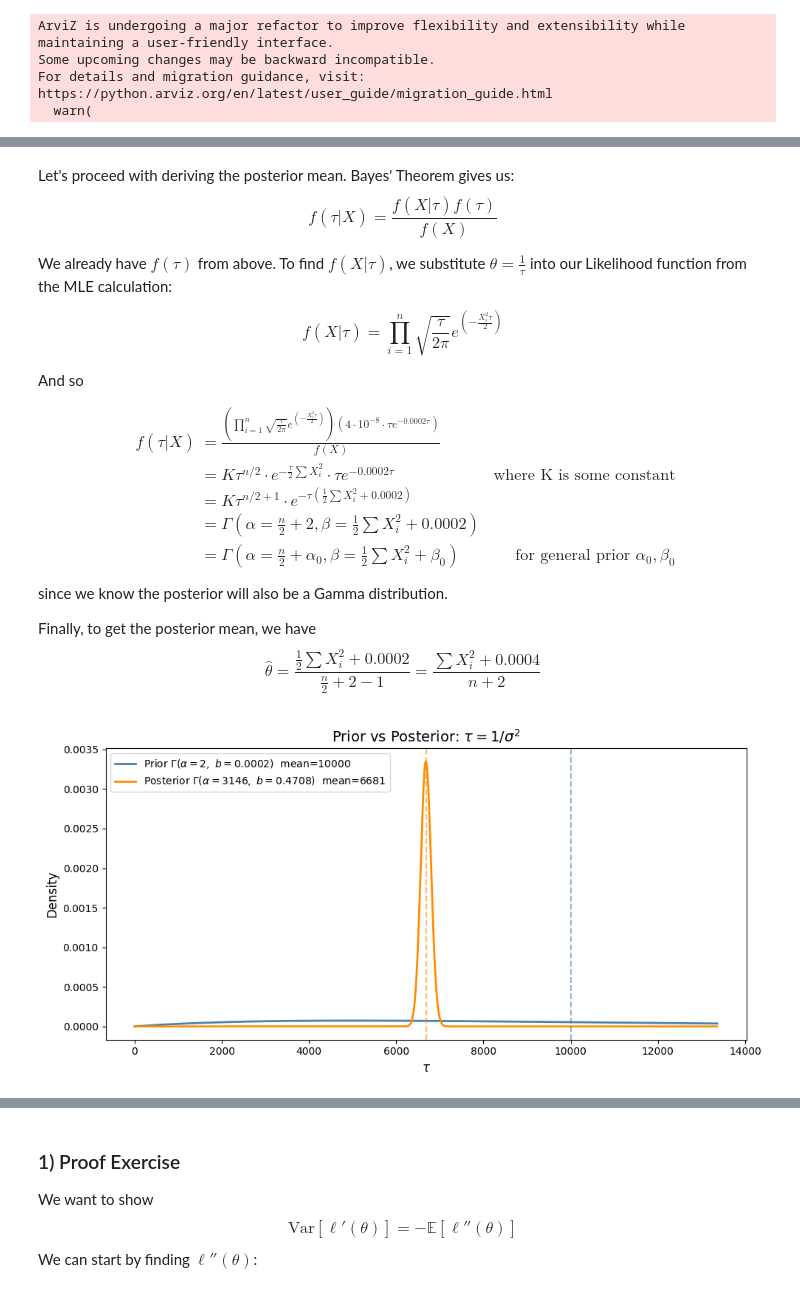
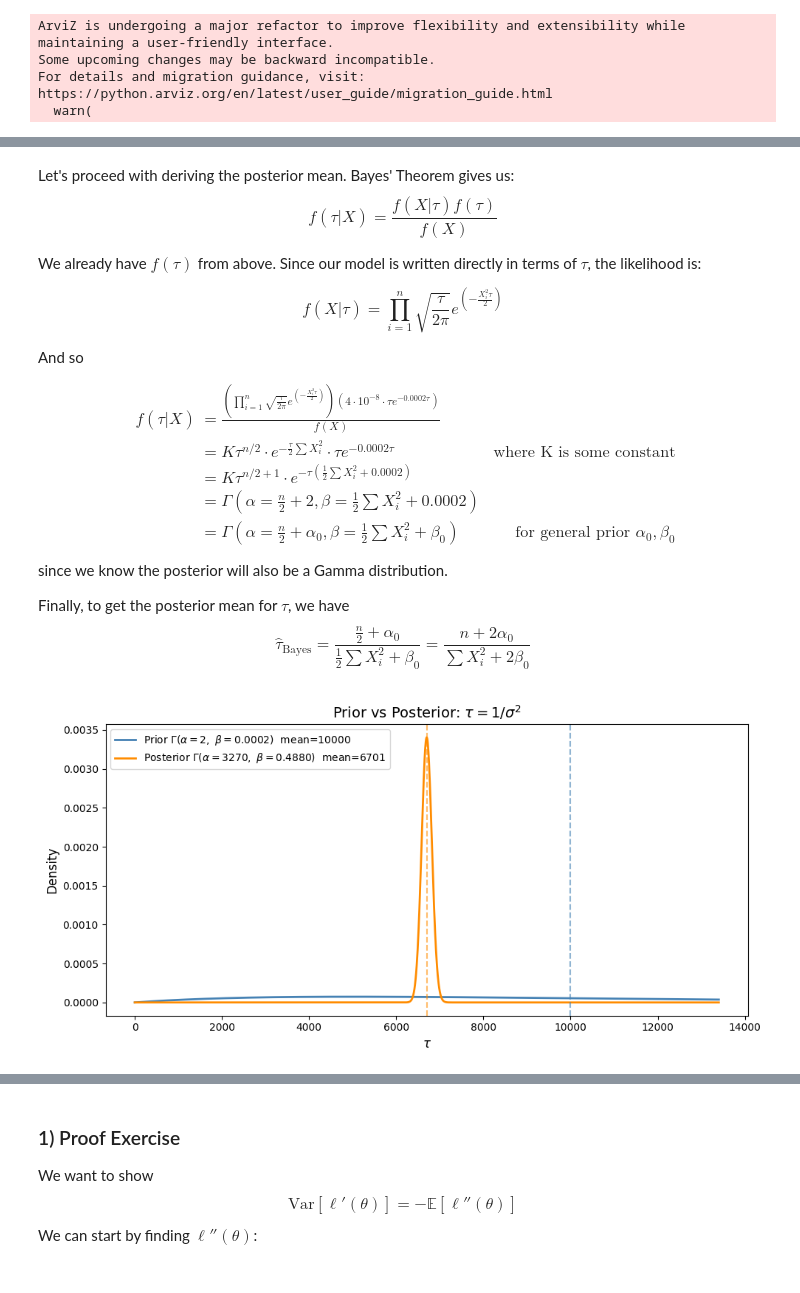
Before and after one commit to su-andrew/stats200q, a Jupyter notebook: Stats200_Book.ipynb, the cells around one changed output, grey strips where cells are left out. Drawn from its saved outputs; the diff is of its cells as text; code cells hidden in the pictures.

```diff
--- a/Stats200_Book.ipynb
+++ b/Stats200_Book.ipynb
@@ -36,9 +85,11 @@ We use daily S&P 500 log returns as our observed data $x_1, \ldots, x_n$, where
 # Pull daily S&P 500 data
 sp500 = yf.download("^GSPC", start="2000-01-01", end="2025-12-31")
 
-# Compute log returns
-log_returns = np.log(sp500["Close"] / sp500["Close"].shift(1)).dropna()
+# Compute one-dimensional log returns
+close = sp500["Close"].squeeze()
+log_returns_series = np.log(close / close.shift(1)).dropna()
+log_returns = log_returns_series.to_numpy()
 
-print(log_returns.describe())
+print(log_returns_series.describe())
 # %% [output]
 [*********************100%***********************]  1 of 1 completed
@@ -136,7 +187,7 @@ plt.show()
 Let's proceed with deriving the posterior mean. Bayes' Theorem gives us:
 $$ f(\tau | X) = \frac{f(X | \tau)f(\tau)}{f(X)} $$
 
-We already have $f(\tau)$ from above. To find $f(X | \tau)$, we substitute $\theta = \frac{1}{\tau}$ into our Likelihood function from the MLE calculation:
+We already have $f(\tau)$ from above. Since our model is written directly in terms of $\tau$, the likelihood is:
 
 $$f(X | \tau) = \prod_{i=1}^n \sqrt{\frac{\tau}{2\pi}} e^ {\left(-\frac{X_i^2\tau}{2}\right)}$$
 
@@ -153,43 +204,43 @@ f(\tau | X) &= \frac{\left( \prod_{i=1}^n \sqrt{\frac{\tau}{2\pi}} e^ {\left(-\f
 $$
 since we know the posterior will also be a Gamma distribution.
 
-Finally, to get the posterior mean, we have
-$$ \hat \theta
-= \frac{\frac 12 \sum X_i^2 + 0.0002}{\frac{n}{2} + 2 - 1}
-= \frac{\sum X_i^2 + 0.0004}{n + 2} $$
+Finally, to get the posterior mean for $\tau$, we have
+$$ \hat \tau_{\text{Bayes}}
+= \frac{\frac{n}{2} + \alpha_0}{\frac 12 \sum X_i^2 + \beta_0}
+= \frac{n + 2\alpha_0}{\sum X_i^2 + 2\beta_0} $$
 # %%
-x = log_returns.values.squeeze()
+x = np.asarray(log_returns).squeeze()
 n = len(x)
-alpha_0, b_0 = 2, 0.0002
+alpha_0, beta_0 = 2, 0.0002
 
-# Prior: tau ~ Gamma(alpha_0, rate=b_0)
-# Posterior: tau | X ~ Gamma(alpha_0 + n/2, rate=b_0 + 0.5*sum(x^2))
-a_prior, b_prior = alpha_0, b_0
+# Prior: tau ~ Gamma(alpha_0, rate=beta_0)
+# Posterior: tau | X ~ Gamma(alpha_0 + n/2, rate=beta_0 + 0.5*sum(x^2))
+a_prior, beta_prior = alpha_0, beta_0
 a_post  = alpha_0 + n / 2
-b_post  = b_0 + 0.5 * np.sum(x**2)
+beta_post  = beta_0 + 0.5 * np.sum(x**2)
 
-prior_mean = a_prior / b_prior
-post_mean  = a_post  / b_post
+prior_mean = a_prior / beta_prior
+post_mean  = a_post  / beta_post
 
 # Use a shared x-axis around the posterior (prior is far left and very spread out)
 x_range = np.linspace(0, 2 * post_mean, 2000)
 
 fig, ax = plt.subplots(figsize=(10, 5))
-ax.plot(x_range, stats.gamma.pdf(x_range, a=a_prior, scale=1/b_prior),
-        color='steelblue', linewidth=2, label=f'Prior $\\Gamma(\\alpha={a_prior:.0f},\\ b={b_prior})$  mean={prior_mean:.0f}')
-ax.plot(x_range, stats.gamma.pdf(x_range, a=a_post,  scale=1/b_post),
-        color='darkorange', linewidth=2, label=f'Posterior $\\Gamma(\\alpha={a_post:.0f},\\ b={b_post:.4f})$  mean={post_mean:.0f}')
+ax.plot(x_range, stats.gamma.pdf(x_range, a=a_prior, scale=1/beta_prior),
+        color='steelblue', linewidth=2, label=f'Prior $\\Gamma(\\alpha={a_prior:.0f},\\ \\beta={beta_prior})$  mean={prior_mean:.0f}')
+ax.plot(x_range, stats.gamma.pdf(x_range, a=a_post,  scale=1/beta_post),
+        color='darkorange', linewidth=2, label=f'Posterior $\\Gamma(\\alpha={a_post:.0f},\\ \\beta={beta_post:.4f})$  mean={post_mean:.0f}')
 ax.axvline(prior_mean, color='steelblue', linestyle='--', alpha=0.6)
 ax.axvline(post_mean,  color='darkorange', linestyle='--', alpha=0.6)
 
 ax.set_title(r'Prior vs Posterior: $\tau = 1/\sigma^2$', fontsize=14)
 ax.set_xlabel(r'$\tau$', fontsize=12)
 ax.set_ylabel('Density', fontsize=12)
 ax.legend()
 plt.tight_layout()
 plt.show()
 # %% [output]
-[figure, old version]
+[figure, new version]
 # %% [markdown]
 ### Bringing in the Data
 
```
Also changed, not shown: parts of 45 cells of this notebook, 2 other files.
